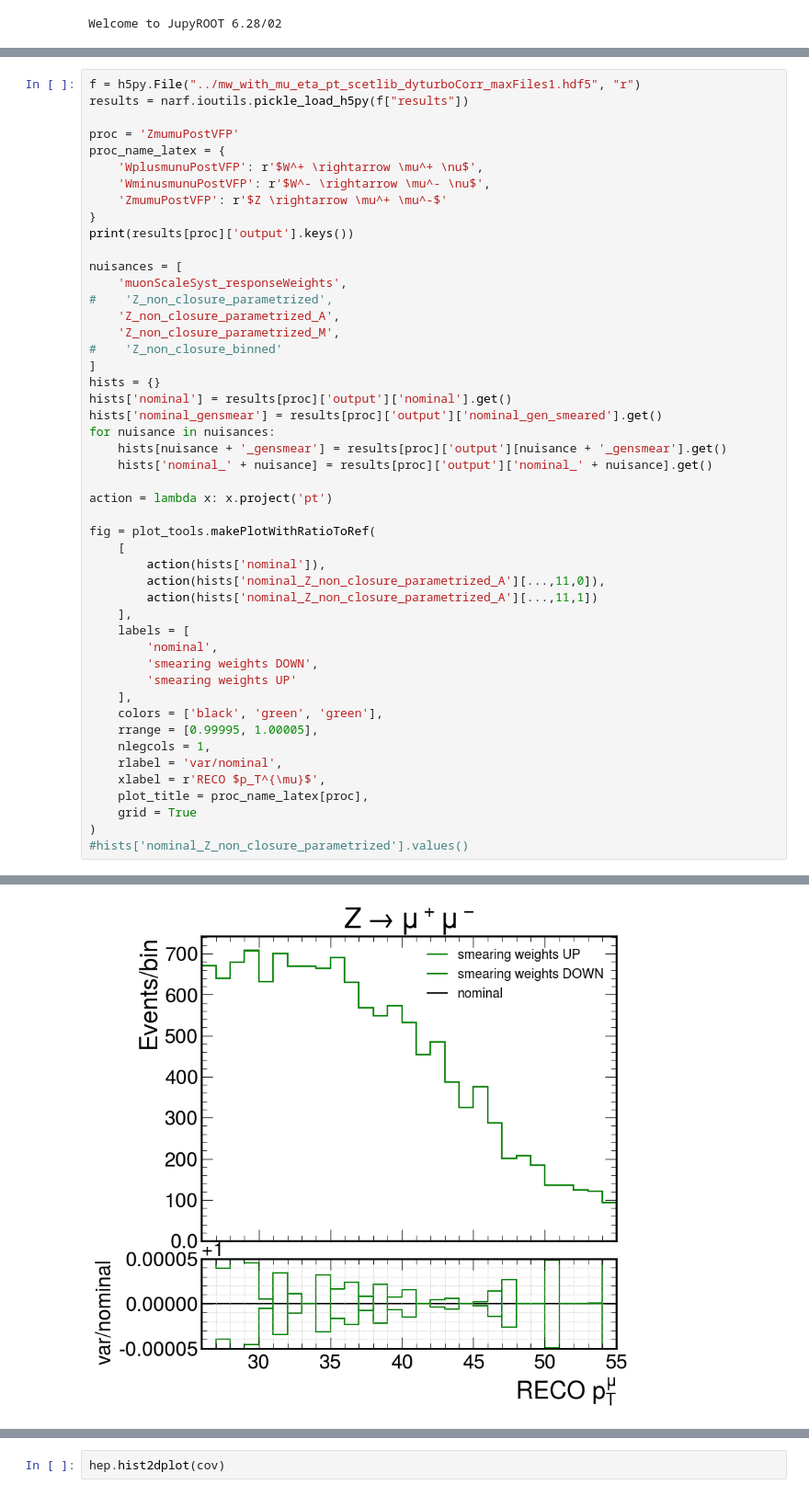
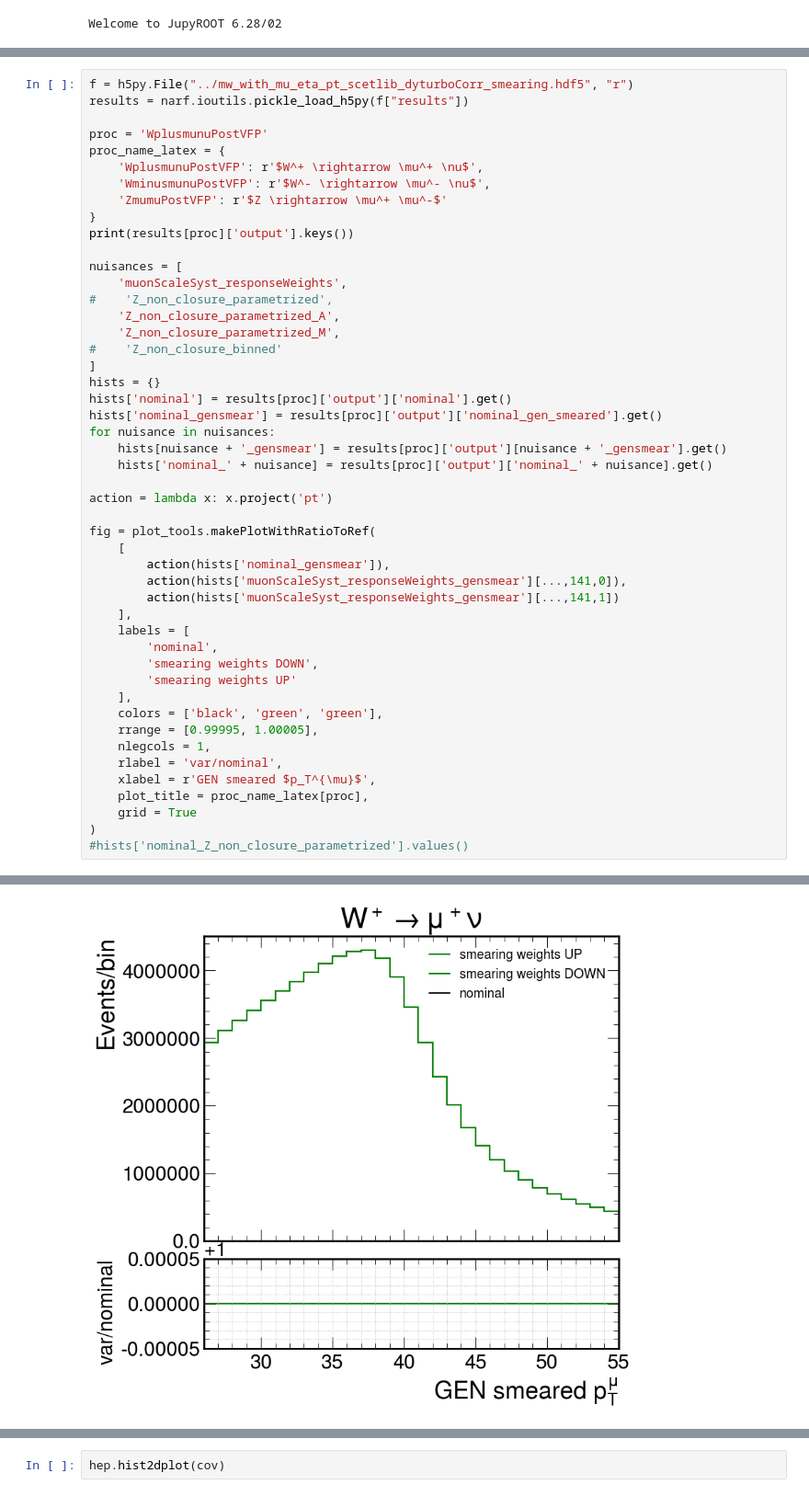
Before and after one commit to bendavid/WRemnants, a Jupyter notebook: notebooks/muonMomentumScale.ipynb, the cells around one changed output, grey strips where cells are left out. Shown at 92% size. Saved outputs shown, nothing was run; the diff lists cells and outputs as text.

Commit message:
validation tools for calibration and closure files

```diff
--- a/notebooks/muonMomentumScale.ipynb
+++ b/notebooks/muonMomentumScale.ipynb
@@ -32,8 +30,8 @@ dict_keys(['mTStudyForFakes', 'mtIsoJetCharge', 'MET', 'transverseMass', 'nomina
 # %%
-f = h5py.File("../mw_with_mu_eta_pt_scetlib_dyturboCorr_maxFiles1.hdf5", "r")
+f = h5py.File("../mw_with_mu_eta_pt_scetlib_dyturboCorr_smearing.hdf5", "r")
 results = narf.ioutils.pickle_load_h5py(f["results"])
 
-proc = 'ZmumuPostVFP'
+proc = 'WplusmunuPostVFP'
 proc_name_latex = {
     'WplusmunuPostVFP': r'$W^+ \rightarrow \mu^+ \nu$',
     'WminusmunuPostVFP': r'$W^- \rightarrow \mu^- \nu$',
@@ -59,9 +57,9 @@ action = lambda x: x.project('pt')
 
 fig = plot_tools.makePlotWithRatioToRef(
     [
-        action(hists['nominal']),
-        action(hists['nominal_Z_non_closure_parametrized_A'][...,11,0]),
-        action(hists['nominal_Z_non_closure_parametrized_A'][...,11,1])
+        action(hists['nominal_gensmear']),
+        action(hists['muonScaleSyst_responseWeights_gensmear'][...,141,0]),
+        action(hists['muonScaleSyst_responseWeights_gensmear'][...,141,1])
     ],
     labels = [
         'nominal',
@@ -72,7 +70,7 @@ fig = plot_tools.makePlotWithRatioToRef(
     rrange = [0.99995, 1.00005],
     nlegcols = 1,
     rlabel = 'var/nominal',
-    xlabel = r'RECO $p_T^{\mu}$',
+    xlabel = r'GEN smeared $p_T^{\mu}$',
     plot_title = proc_name_latex[proc],
     grid = True
 )
@@ -83 +80 @@ dict_keys(['mTStudyForFakes', 'mtIsoJetCharge', 'MET', 'transverseMass', 'nomina
-[figure, old version]
+[figure, new version]
```
Also changed, not shown: parts of 9 cells of this notebook.
